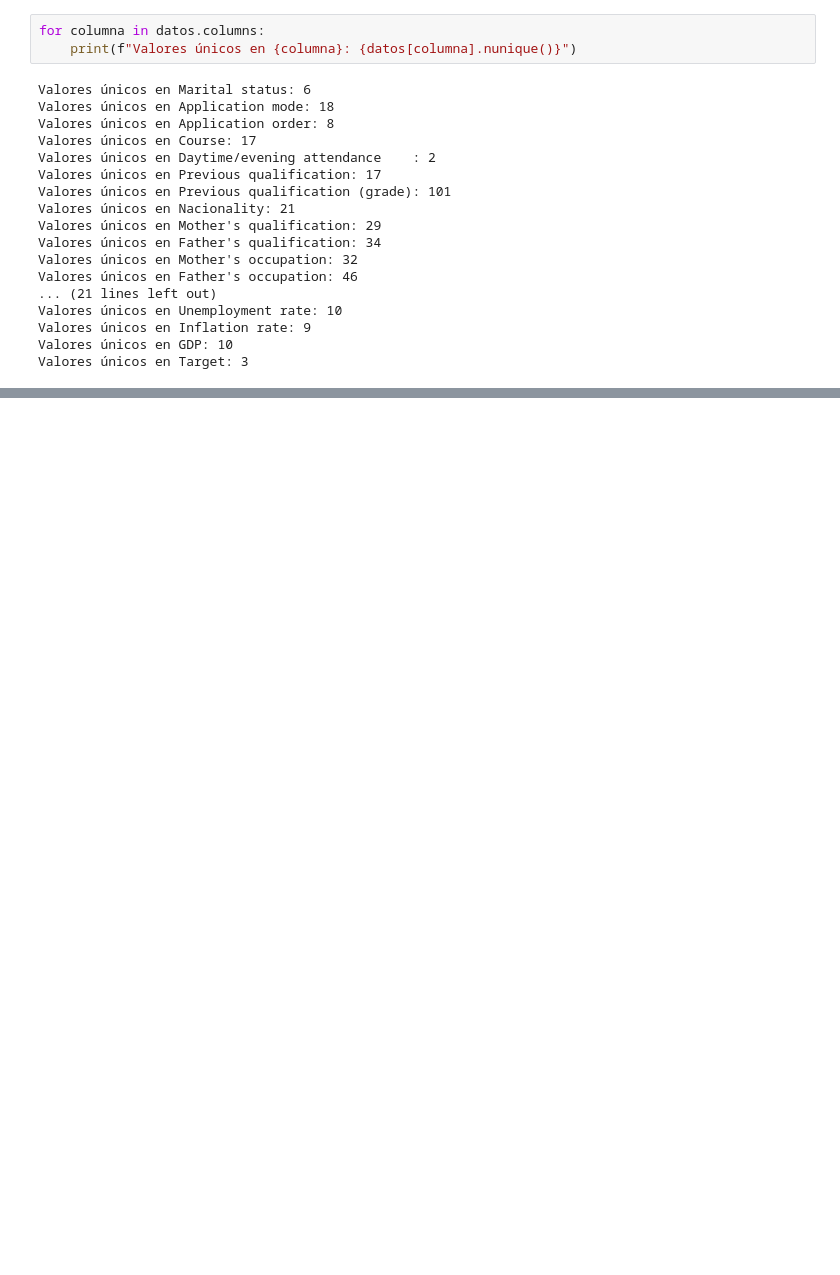
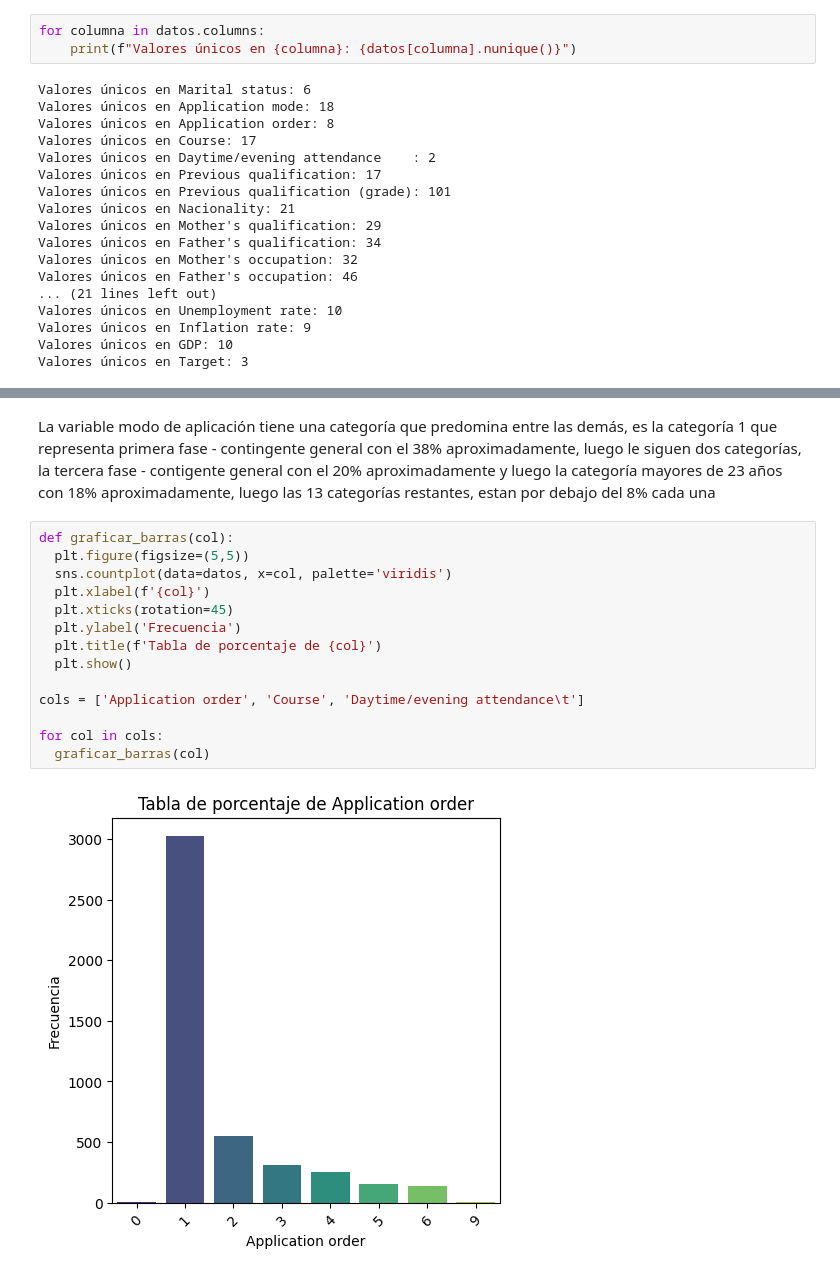
Before and after one commit to javel3232/Predict-students-dropout-and-academic-success, a Jupyter notebook: EDA.ipynb, the cells around one changed output, grey strips where cells are left out. Cells and saved outputs as stored; diff of their text form; blank space fills up the shorter version.

```diff
--- a/EDA.ipynb
+++ b/EDA.ipynb
@@ -150,0 +189,18 @@ Valores únicos en Target: 3
+# %% [markdown]
+La variable modo de aplicación tiene una categoría que predomina entre las demás, es la categoría 1 que representa primera fase - contingente general con el 38% aproximadamente, luego le siguen dos categorías, la tercera fase - contigente general con el 20% aproximadamente y luego la categoría mayores de 23 años con 18% aproximadamente, luego las 13 categorías restantes, estan por debajo del 8% cada una
+# %%
+def graficar_barras(col):
+  plt.figure(figsize=(5,5))
+  sns.countplot(data=datos, x=col, palette='viridis')
+  plt.xlabel(f'{col}')
+  plt.xticks(rotation=45)
+  plt.ylabel('Frecuencia')
+  plt.title(f'Tabla de porcentaje de {col}')
+  plt.show()
+
+cols = ['Application order', 'Course', 'Daytime/evening attendance\t']
+
+for col in cols:
+  graficar_barras(col)
+# %% [output]
+[figure, added]
```
Also changed, not shown: parts of 44 cells of this notebook.
